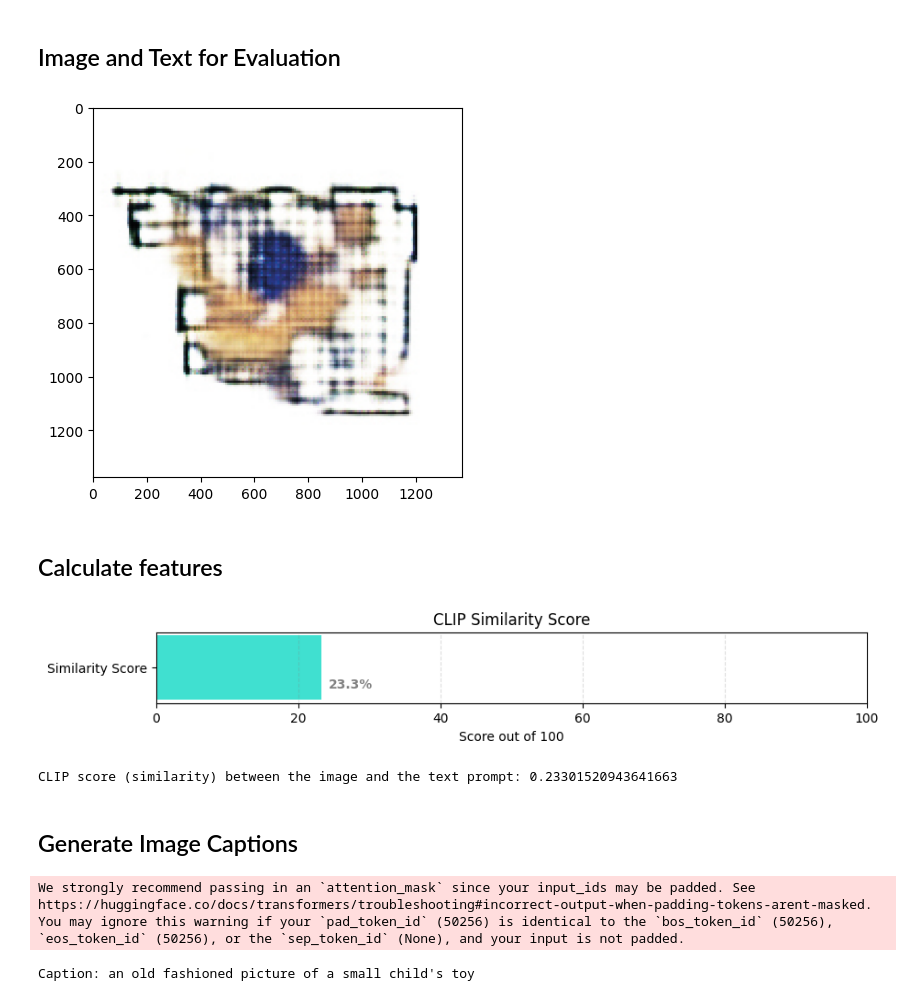
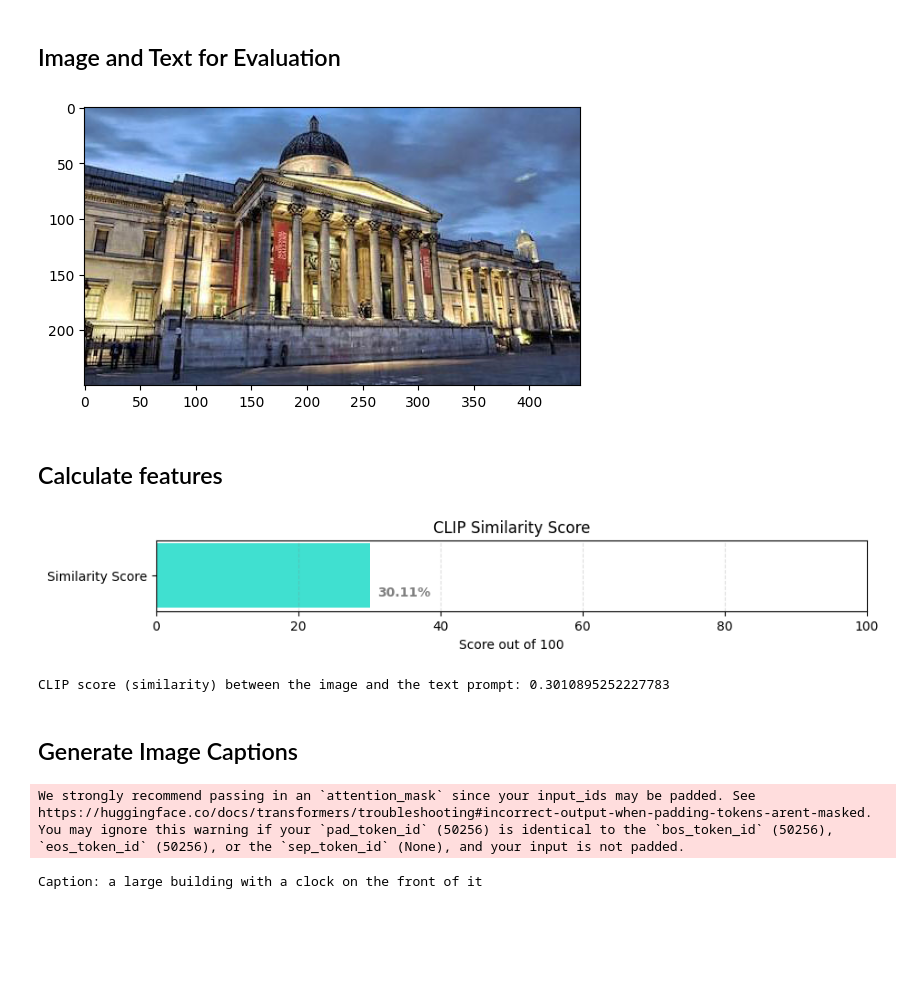
Before and after one commit to WilliamShengYangHuang/AALU_Coding, a Jupyter notebook: Text-Image_Inter-Modal_Analysis.ipynb, the cells around one changed output. Cells and saved outputs as stored; diff of their text form; code cells hidden in the pictures; blank space fills up the shorter version.

```diff
--- a/Text-Image_Inter-Modal_Analysis.ipynb
+++ b/Text-Image_Inter-Modal_Analysis.ipynb
@@ -41,8 +41,8 @@ Mounted at /content/drive
 # %% [markdown]
 ## Set Image Path and Load Image
 # %%
-PATH = "/content/drive/My Drive/candidates/test/Asset 1" #@param{type:'string'}
-FORMAT = ".png" #@param{type:'string'}
+PATH = "/content/drive/My Drive/National-Gallery" #@param{type:'string'}
+FORMAT = ".jpg" #@param{type:'string'}
 # os.listdir(PATH)
 
 dir = PATH + FORMAT
@@ -62,9 +62,9 @@ image = Image.open(dir)
 plt.imshow(image)
 plt.show()
 # %% [output]
-[figure, old version]
+[figure, new version]
 # %%
-text_prompt = "A building plan"
+text_prompt = "A neo-classical building in night time"
 text = clip.tokenize([text_prompt]).to('cpu')
 # %% [markdown]
 ## Calculate features
@@ -74,36 +74,36 @@ if image.mode != 'RGB':
     image = image.convert('RGB')
 
     # Preprocess the image
 image_tensor = preprocess(image).unsqueeze(0)  # Add a batch dimension
 
 # Encode image and text
-text = clip.tokenize(["Your text prompt here"]).to('cpu')
+# text = clip.tokenize(["A neo-classical building in night time"]).to('cpu')
 with torch.no_grad():
     image_features = model.encode_image(image_tensor)
     text_features = model.encode_text(text)
 
     # Compute the cosine similarity
     similarity = torch.nn.functional.cosine_similarity(text_features, image_features, dim=1)
     similarity_percentage = similarity * 100
 
     # Drawing a bar chart
     fig, ax = plt.subplots(figsize=(10, 1))
     ax.barh(['Similarity Score'], [similarity_percentage.item()], color='turquoise')
     ax.set_xlim(0, 100)
     ax.set_xlabel('Score out of 100')
     ax.set_title('CLIP Similarity Score')
     ax.xaxis.grid(True, linestyle='--', which='major', color='grey', alpha=.25)
     for i in ax.patches:
         ax.text(i.get_width()+1, i.get_y()+0.15,
                 str(round((i.get_width()), 2)) + '%',
                 fontsize=10, fontweight='bold',
                 color='grey')
     plt.show()
 
 print(f"CLIP score (similarity) between the image and the text prompt: {similarity.item()}")
 # %% [output]
-[figure, old version]
+[figure, new version]
-CLIP score (similarity) between the image and the text prompt: 0.23301520943641663
+CLIP score (similarity) between the image and the text prompt: 0.3010895252227783
 # %% [markdown]
 ## Generate Image Captions
 # %%
@@ -143,4 +143,4 @@ for caption in captions:
 # %% [output]
 We strongly recommend passing in an `attention_mask` since your input_ids may be padded. See https://huggingface.co/docs/transformers/troubleshooting#incorrect-output-when-padding-tokens-arent-masked.
 You may ignore this warning if your `pad_token_id` (50256) is identical to the `bos_token_id` (50256), `eos_token_id` (50256), or the `sep_token_id` (None), and your input is not padded.
-Caption: an old fashioned picture of a small child's toy
+Caption: a large building with a clock on the front of it
```
Also changed, not shown: parts of 1 cell of this notebook.
